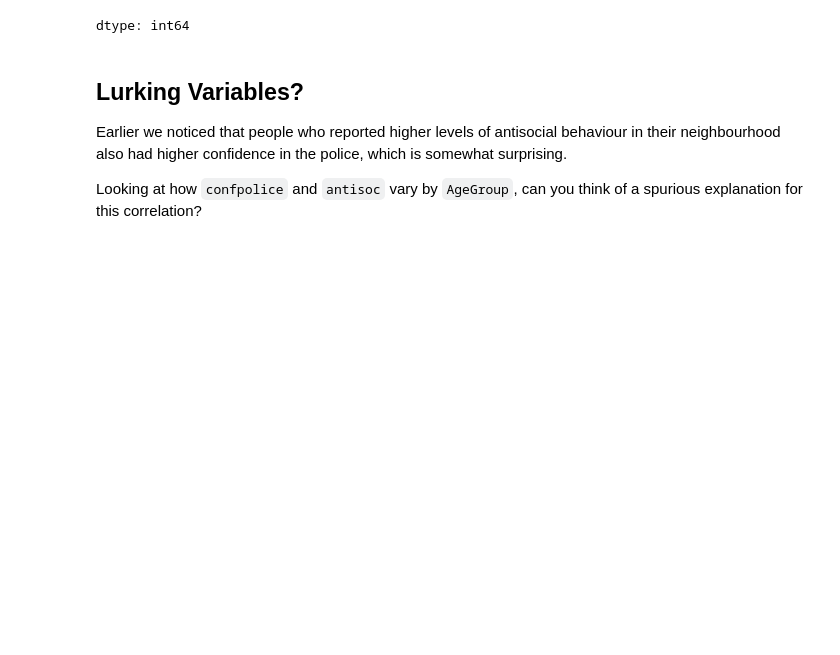
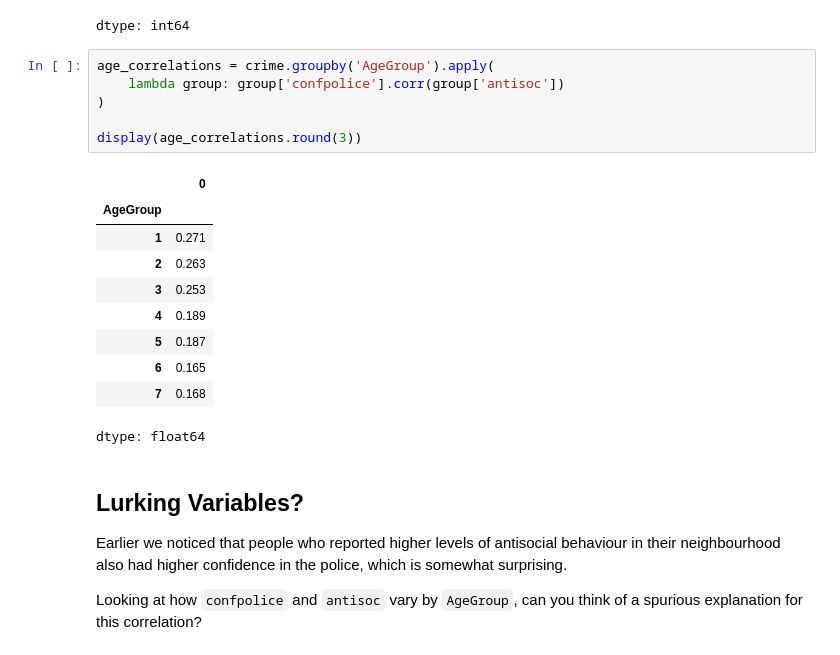
Before and after one commit to lilydavies442-lgtm/EP-stats-project-, a Jupyter notebook: 1.3_DataWrangling/1.3.11_TutorialExercises.ipynb, the cells around one changed output. Saved outputs shown, nothing was run; the diff lists cells and outputs as text; blank space fills up the shorter version.

```diff
--- a/1.3_DataWrangling/1.3.11_TutorialExercises.ipynb
+++ b/1.3_DataWrangling/1.3.11_TutorialExercises.ipynb
@@ -740,6 +740,23 @@ crime[['Victim', 'AgeGroup', 'EthnicGroup', 'SES',
 | confpolice | 619 |
 | antisoc | 624 |
 dtype: int64
+# %%
+age_correlations = crime.groupby('AgeGroup').apply(
+    lambda group: group['confpolice'].corr(group['antisoc'])
+)
+
+display(age_correlations.round(3))
+# %% [output]
+|  | 0 |
+| AgeGroup |  |
+| 1 | 0.271 |
+| 2 | 0.263 |
+| 3 | 0.253 |
+| 4 | 0.189 |
+| 5 | 0.187 |
+| 6 | 0.165 |
+| 7 | 0.168 |
+dtype: float64
 # %% [markdown]
 ## Lurking Variables?
 
```
